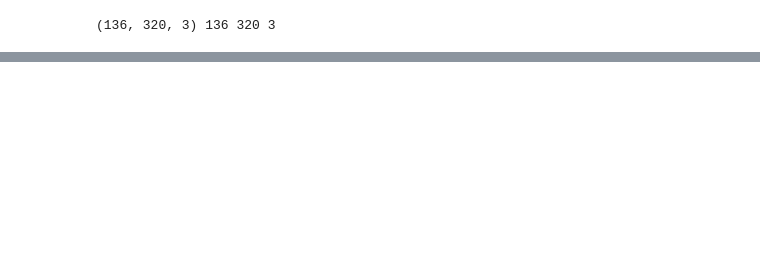
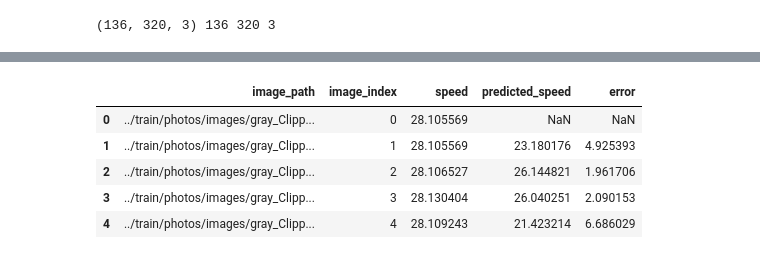
Before and after one commit to karvotch/SpeedChallenge, a Jupyter notebook: notebooks/Speed_Challenge__TRAIN.ipynb, the cells around one changed output, grey strips where cells are left out. Drawn from its saved outputs; the diff is of its cells as text; code cells hidden in the pictures; blank space fills up the shorter version.

```diff
--- a/notebooks/Speed_Challenge__TRAIN.ipynb
+++ b/notebooks/Speed_Challenge__TRAIN.ipynb
@@ -306,0 +412,13 @@ plt.plot(train_meta['speed'][val_index], 'go')
+# %%
+train_meta = train_meta.assign(error=pd.Series(np.empty((20400))).values)
+train_meta.loc[:]['error'] = np.nan
+train_meta.loc[1:,'error'] = abs(train_meta.loc[1:, 'speed'] - train_meta.loc[1:,'predicted_speed'])
+# %%
+train_meta.head()
+# %% [output]
+|  | image_path | image_index | speed | predicted_speed | error |
+| 0 | ../train/photos/images/gray_Clipp... | 0 | 28.105569 | NaN | NaN |
+| 1 | ../train/photos/images/gray_Clipp... | 1 | 28.105569 | 23.180176 | 4.925393 |
+| 2 | ../train/photos/images/gray_Clipp... | 2 | 28.106527 | 26.144821 | 1.961706 |
+| 3 | ../train/photos/images/gray_Clipp... | 3 | 28.130404 | 26.040251 | 2.090153 |
+| 4 | ../train/photos/images/gray_Clipp... | 4 | 28.109243 | 21.423214 | 6.686029 |
```
Also changed, not shown: parts of 17 cells of this notebook, 40 other files.
